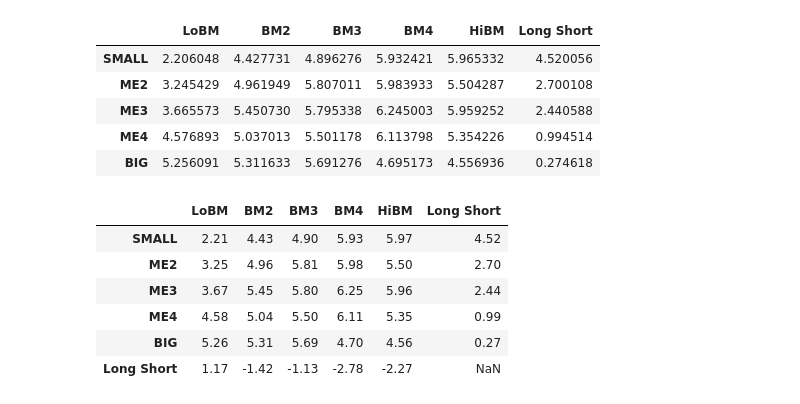
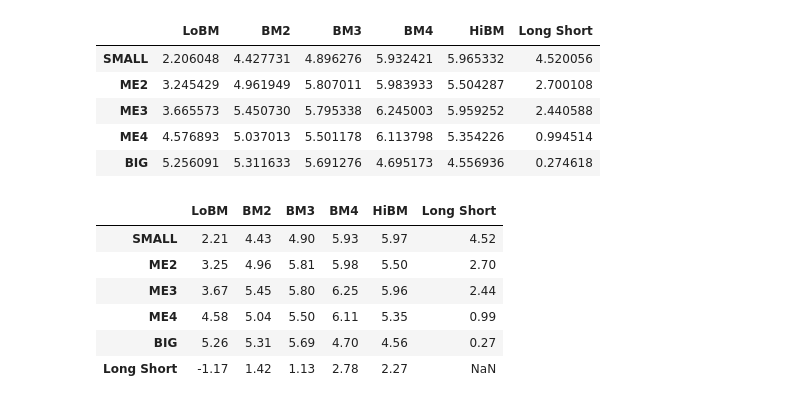
Before and after one commit to GeorgeHockey/asset-pricing, a Jupyter notebook: asset_pricing1.ipynb, the cells around one changed output. Saved outputs shown, nothing was run; the diff lists cells and outputs as text; code cells hidden in the pictures.

```diff
--- a/asset_pricing1.ipynb
+++ b/asset_pricing1.ipynb
@@ -187,24 +187,24 @@ tstats
 # %%
 ##  1.c
 
 long_short_col = {}
 for i in range(20,25):
-    long_short_col[i] = data.iloc[:,i] - data.iloc[:,i-20]
+    long_short_col[i] =  data.iloc[:,i-20] - data.iloc[:,i]
 
 long_short_col = pd.DataFrame(long_short_col)
 lsc_tstat = (long_short_col.mean() / (long_short_col.std() / np.sqrt(nobs)))
 
 lsc_tstat = pd.DataFrame(lsc_tstat,columns=["Long Short"]).T
 lsc_tstat.columns = ["LoBM","BM2","BM3","BM4","HiBM"]
 
 #tstats["Long Short"] = lsc_tstat
 tstats_extended = tstats.append(lsc_tstat)
 tstats_extended.round(2)
 # %% [output]
 |  | LoBM | BM2 | BM3 | BM4 | HiBM | Long Short |
 | SMALL | 2.21 | 4.43 | 4.90 | 5.93 | 5.97 | 4.52 |
 | ME2 | 3.25 | 4.96 | 5.81 | 5.98 | 5.50 | 2.70 |
 | ME3 | 3.67 | 5.45 | 5.80 | 6.25 | 5.96 | 2.44 |
 | ME4 | 4.58 | 5.04 | 5.50 | 6.11 | 5.35 | 0.99 |
 | BIG | 5.26 | 5.31 | 5.69 | 4.70 | 4.56 | 0.27 |
-| Long Short | 1.17 | -1.42 | -1.13 | -2.78 | -2.27 | NaN |
+| Long Short | -1.17 | 1.42 | 1.13 | 2.78 | 2.27 | NaN |
```
Also changed, not shown: 2 other files.
